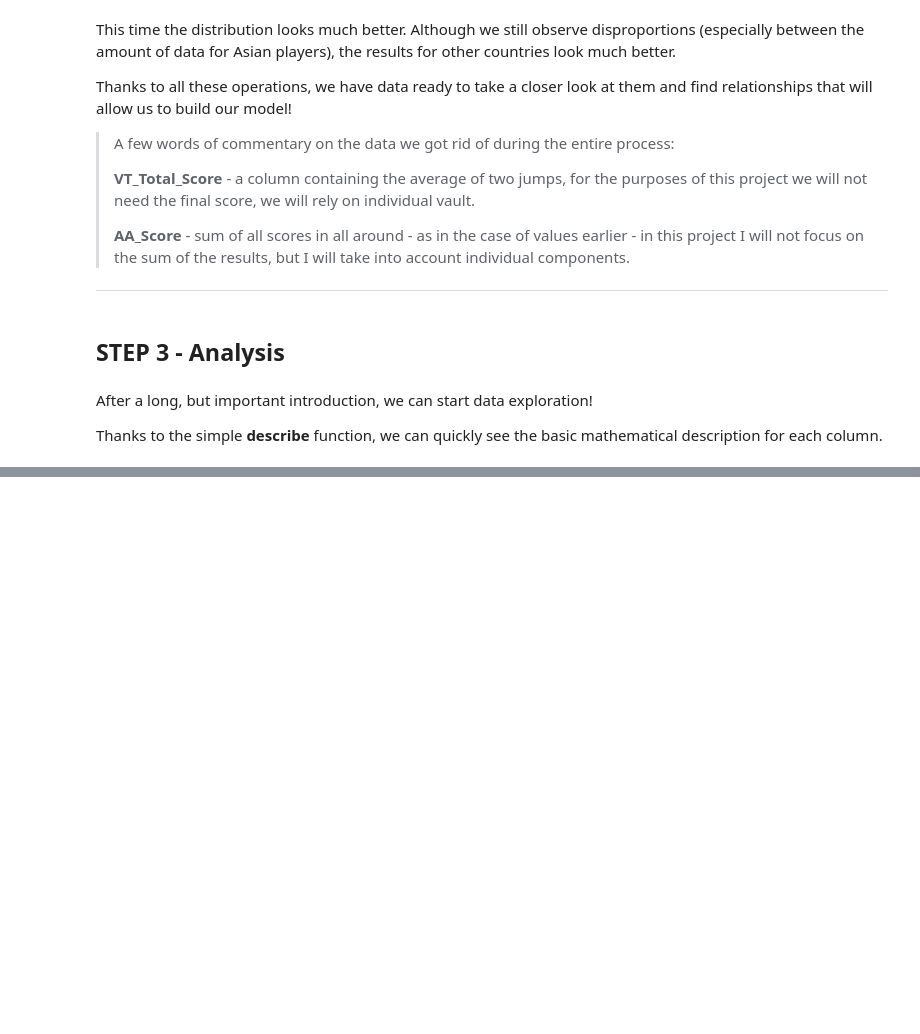
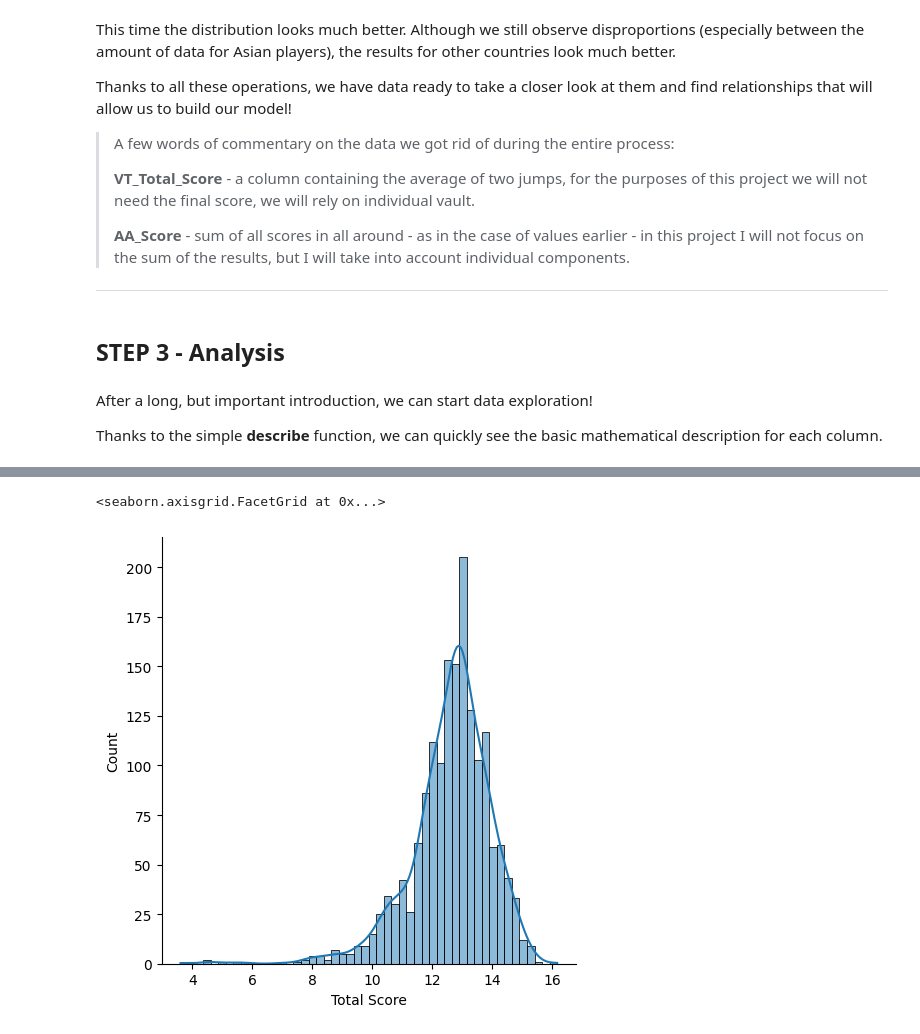
Before and after one commit to Asturn15/Gymnastics-on-GitHub, a Jupyter notebook: Project 5 - ML model in Python/Notebook project.ipynb, the cells around one changed output, grey strips where cells are left out. Cells and saved outputs as stored; diff of their text form; code cells hidden in the pictures; blank space fills up the shorter version.

```diff
--- a/Project 5 - ML model in Python/Notebook project.ipynb
+++ b/Project 5 - ML model in Python/Notebook project.ipynb
@@ -662,0 +672,6 @@ training_df.describe(include='all')
+# %%
+# plot dirtibution chart
+distribution = sns.displot(data = training_df['Total Score'], kde = True)
+# %% [output]
+<seaborn.axisgrid.FacetGrid at 0x...>
+[figure, added]
```
Also changed, not shown: parts of 8 cells of this notebook.
